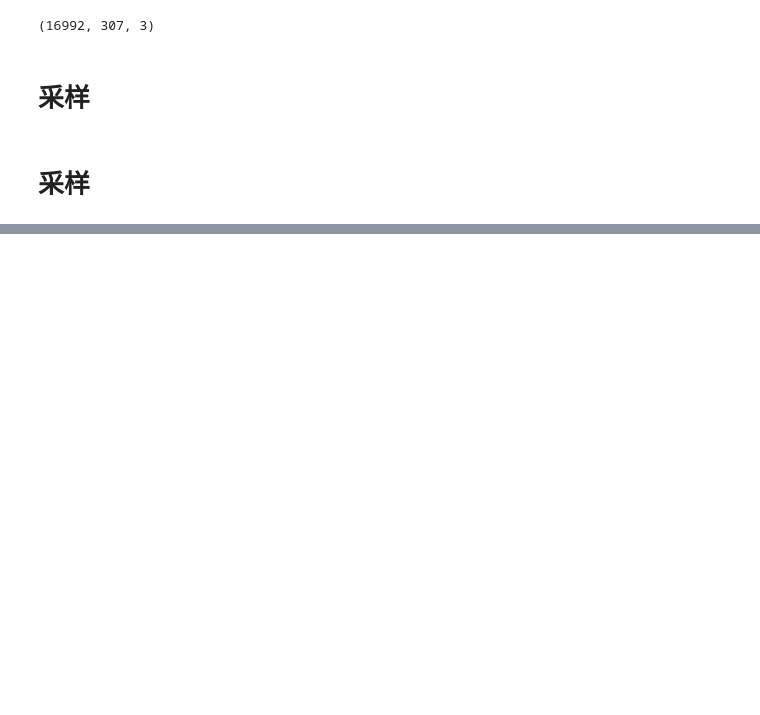
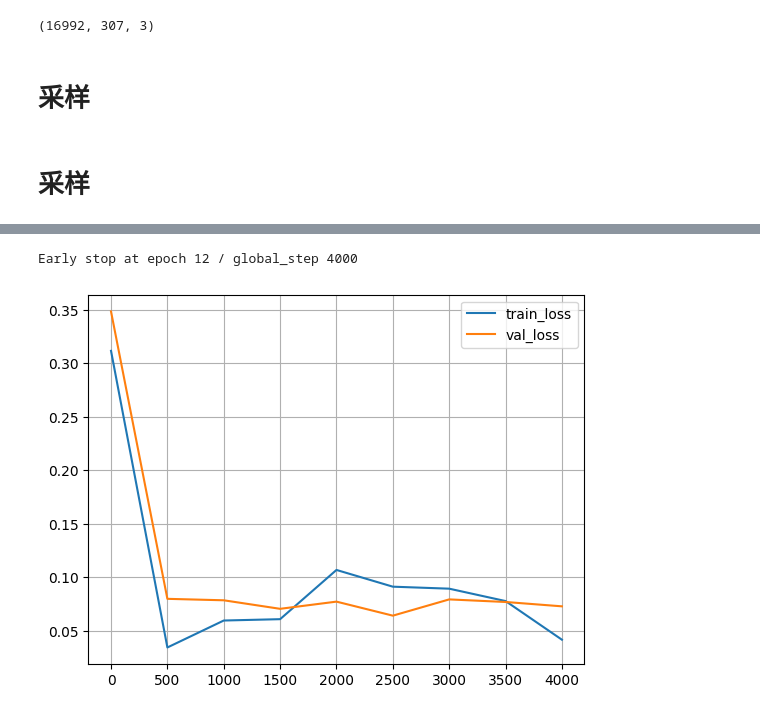
Before and after one commit to Brynn-jx/BJTU_DeepLearning, a Jupyter notebook: 循环神经网络实验一.ipynb, the cells around one changed output, grey strips where cells are left out. Cells and saved outputs as stored; diff of their text form; code cells hidden in the pictures; blank space fills up the shorter version.

```diff
--- a/循环神经网络实验一.ipynb
+++ b/循环神经网络实验一.ipynb
@@ -150,7 +151,7 @@ class MyRnn(nn.Module):
         self.b_y = nn.Parameter(torch.zeros(self.output_size))
 
         self.tanh = nn.Tanh()
-        self.relu = nn.ReLU()
+        self.leakyrelu = nn.LeakyReLU()
 
         self.init_weights()
 
@@ -168,7 +169,7 @@ class MyRnn(nn.Module):
         y_list = []
         for i in range(seq_len):
             h = self.tanh(torch.matmul(x[:,i,:], self.w_h) + torch.matmul(h, self.u_h) + self.b_h)
-            y = self.relu(torch.matmul(h, self.w_y) + self.b_y)
+            y = self.leakyrelu(torch.matmul(h, self.w_y) + self.b_y)
             y_list.append(y)
 
         return h, y_list
@@ -197,23 +198,25 @@ def training_manual_rnn(
             for datas, labels in train_loader:
                 datas = datas.to(device)
                 labels = labels.to(device)
-                labels = labels[batch_size, -1]
+                labels = labels.squeeze(1)
                 # 梯度清空
                 optimizer.zero_grad()
                 # 模型前向计算
                 hidden, logits = model(datas)
+
+                logits = logits[-1]
                 # 计算损失
-                loss = loss_fct(logits[-1, :, :], labels)
+                loss = loss_fct(logits, labels)
                 # 梯度回传
                 loss.backward()
                 # 调整优化器，包括学习率的变动等
                 optimizer.step()
-                mae = torch.mean(torch.abs(logits[-1, :, :] - labels))
+                mae = torch.mean(torch.abs(logits - labels))
                 loss = loss.cpu().item() # 计算损失
                 # record
 
                 record_dict["train"].append({
-                    "loss": loss, "mae": mae.detach().numpy(), "step": global_step # 记录每一步的损失和准确率
+                    "loss": loss, "mae": mae.cpu().item(), "step": global_step # 记录每一步的损失和准确率
                 })
 
                 # evaluating
@@ -224,7 +227,6 @@ def training_manual_rnn(
                         "loss": val_loss, "mae": val_mae, "step": global_step
                     })
                     model.train()
-
 
                     if early_stop_callback is not None:
                         early_stop_callback(-val_mae)
@@ -238,14 +240,20 @@ def training_manual_rnn(
                 pbar.set_postfix({"epoch": epoch_id})
 
     return record_dict
+# %%
+# 多目标损失函数
+def loss_fn(pred, target):
+    mae = nn.L1Loss()(pred, target)
+    mse = nn.MSELoss()(pred, target)
+    return 0.7 * mae + 0.3 * mse  # 平衡误差敏感性
 # %%
 epoch = 30
-model_manual_rnn = MyRnn(307 * 3, 307 * 3 * 5, 307 * 3)
-loss_fct_manual_rnn = nn.MSELoss()
-optimizer_manual_rnn = torch.optim.Adam(model_manual_rnn.parameters(), lr=0.001)
+model_manual_rnn = MyRnn(307 * 3, 128, 307 * 3)
+loss_fct_manual_rnn = loss_fn
+optimizer_manual_rnn = torch.optim.Adam(model_manual_rnn.parameters(), lr=0.001, weight_decay=1e-4)
 early_stop_callback = EarlyStopCallback(patience=5)
 model_manual_rnn = model_manual_rnn.to(device)
-record_manual_vehicle = training_manual_rnn(
+record_manual_rnn = training_manual_rnn(
     model_manual_rnn,
     train_loader,
     val_loader,
@@ -255,3 +263,20 @@ record_manual_vehicle = training_manual_rnn(
     early_stop_callback=early_stop_callback,
     eval_step=500
     )
+# %% [output]
+Early stop at epoch 12 / global_step 4000
+# %%
+step = [i["step"] for i in record_manual_rnn["train"]]
+loss = [i["loss"] for i in record_manual_rnn["train"]]
+plt.plot(step[::500], loss[::500], label="train_loss")
+plt.plot([i["step"] for i in record_manual_rnn["val"]], [i["loss"] for i in record_manual_rnn["val"]], label="val_loss")
+plt.grid()
+plt.legend()
+# max_loss = max(
+#     max([i["loss"] for i in record_manual_rnn["train"]]),
+#     max([i["loss"] for i in record_manual_rnn["val"]])
+# )
+# plt.ylim(0, 4)  # 上浮10%留出余量
+plt.show()
+# %% [output]
+[figure, added]
```
Also changed, not shown: parts of 34 cells of this notebook.
